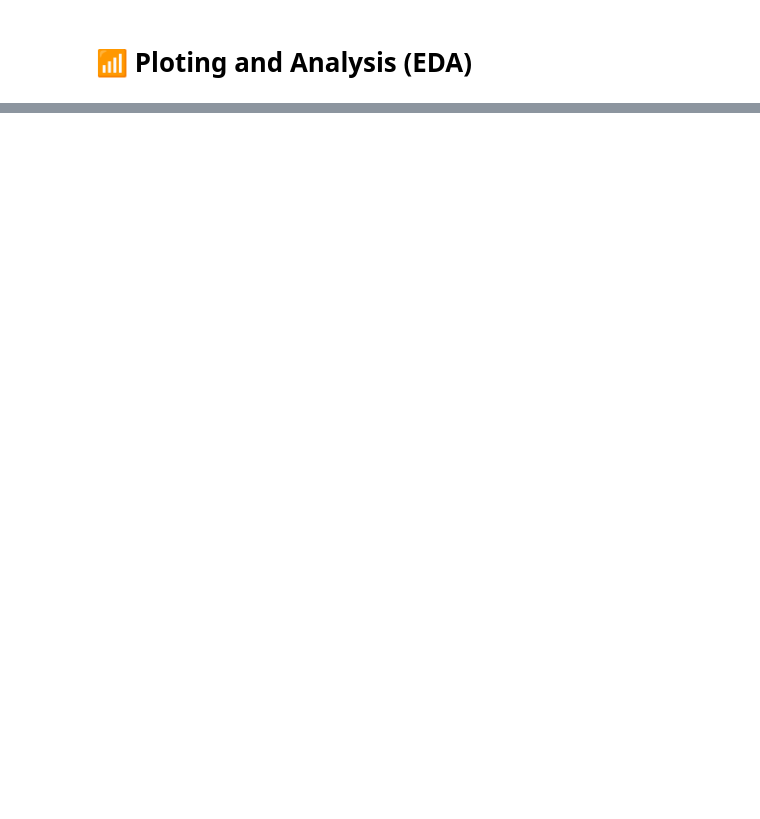
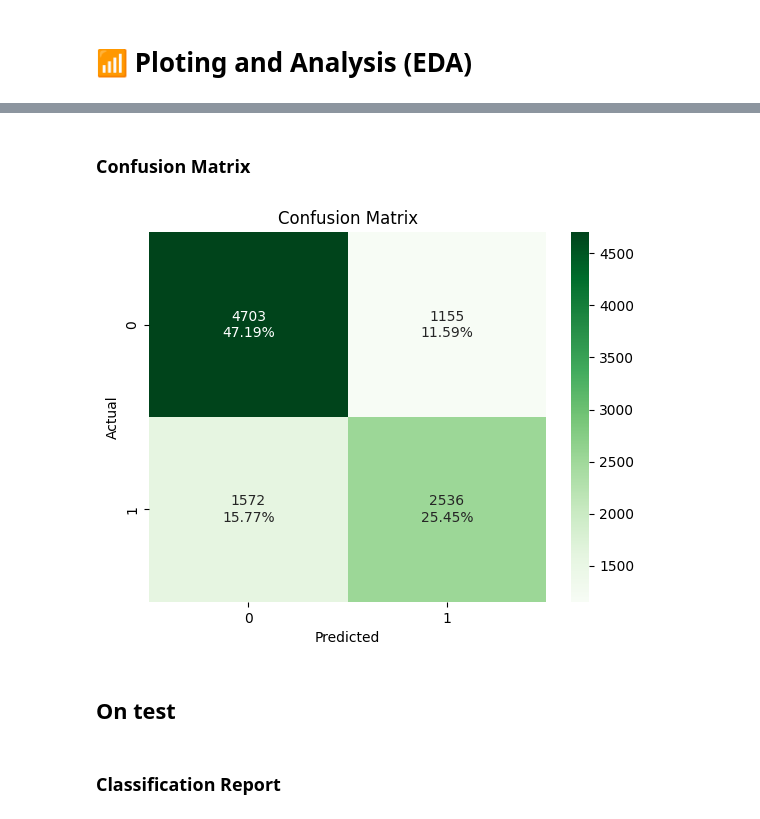
Before and after one commit to pdrzxzz/risk-score-praso, a Jupyter notebook: notebook/risk_score_praso.ipynb, the cells around one changed output, grey strips where cells are left out. Cells and saved outputs as stored; diff of their text form; code cells hidden in the pictures; blank space fills up the shorter version.

```diff
--- a/notebook/risk_score_praso.ipynb
+++ b/notebook/risk_score_praso.ipynb
@@ -447,0 +602,4 @@ for col in numerical_cols:
+# %%
+categorical_cols = ['uf', 'municipio', 'segmento_cliente', 'natureza_juridica', 'fonte_cliente', 'cnae_codigo']
+
+numerical_cols = ['capital_social', 'idade_cnpj', 'serasa_contagem_negativacoes', 'serasa_contagem_protestos']
@@ -447,0 +695,6 @@ for col in numerical_cols:
+# %%
+from sklearn.model_selection import train_test_split
+
+X, y = df_preprocessed.drop(columns=['inadimplente']), df_preprocessed['inadimplente']
+
+X_train, X_test, y_train, y_test = train_test_split(X, y, test_size=0.2, random_state=42)
@@ -447,0 +741,5 @@ for col in numerical_cols:
+# %%
+from sklearn.linear_model import LogisticRegression
+
+model = LogisticRegression()
+model.fit(X_train, y_train)
@@ -447,0 +759,3 @@ for col in numerical_cols:
+# %%
+y_pred = model.predict(X_train)
+y_true = y_train
@@ -447,0 +777,26 @@ for col in numerical_cols:
+# %% [markdown]
+### Confusion Matrix
+# %%
+from sklearn.metrics import confusion_matrix
+import numpy as np
+
+cm = confusion_matrix(y_true, y_pred)
+
+total = cm.sum()
+
+# Create labels with both count and percentage of total
+labels = np.array([
+    [f"{count}\n{count/total:.2%}" for count in row]
+    for row in cm
+])
+
+sns.heatmap(cm, annot=labels, fmt='', cmap='Greens')
+
+plt.title('Confusion Matrix')
+plt.xlabel('Predicted')
+plt.ylabel('Actual')
+plt.show()
+# %% [output]
+[figure, added]
+# %% [markdown]
+## On test
@@ -447,0 +806,2 @@ for col in numerical_cols:
+# %% [markdown]
+### Classification Report
```
Also changed, not shown: parts of 48 cells of this notebook.
